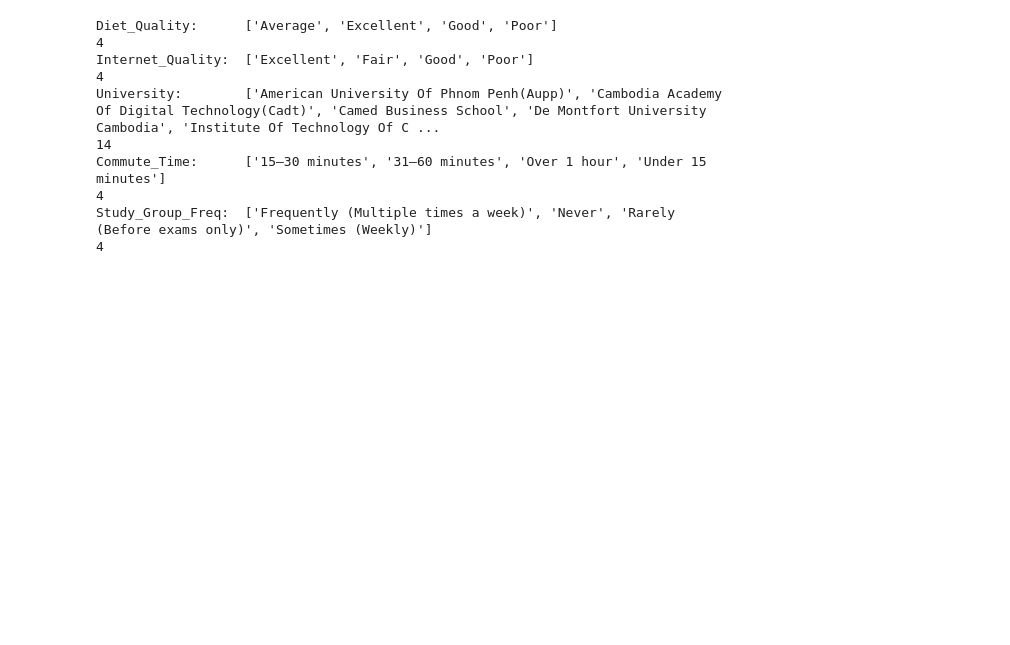
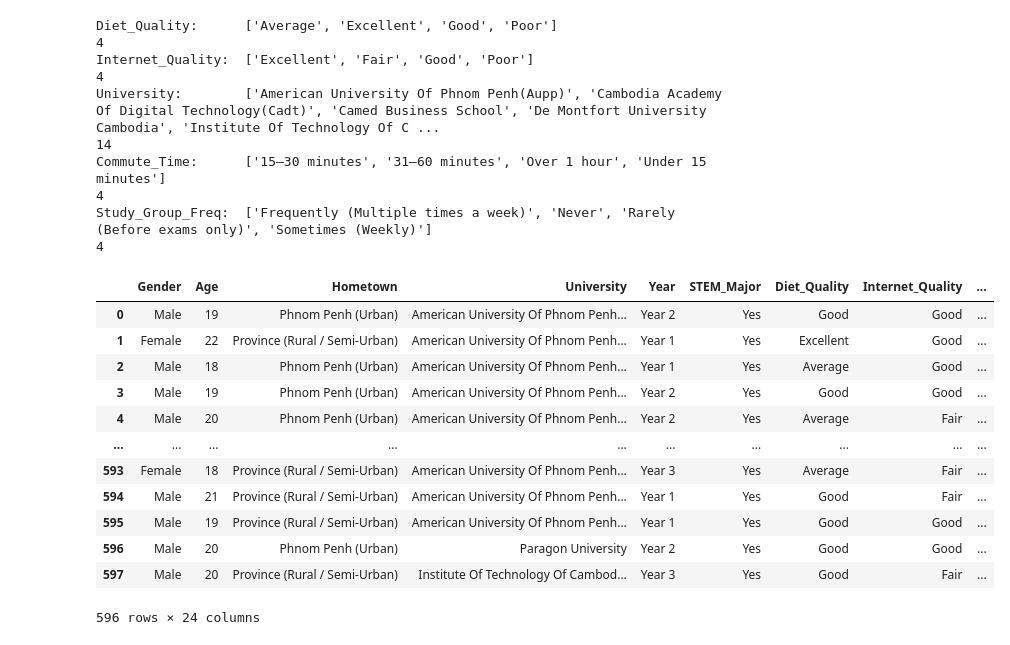
Before and after one commit to Superkai017/Academic-Predictor-machine-based-on-performance-, a Jupyter notebook: notebook/data_cleaning.ipynb, the cells around one changed output. Drawn from its saved outputs; the diff is of its cells as text; code cells hidden in the pictures; blank space fills up the shorter version.

```diff
--- a/notebook/data_cleaning.ipynb
+++ b/notebook/data_cleaning.ipynb
@@ -200,23 +201,3 @@ df.drop_duplicates(keep='first', inplace=True)
 df.shape
 # %% [output]
 (596, 24)
-# %%
-def gpa_to_tier(gpa):
-    if pd.isna(gpa):
-        return None
-    elif gpa < 2.5:
-        return "At-Risk"
-    elif gpa < 3.0:
-        return "Fair / Average"
-    elif gpa < 3.5:
-        return "Very Good / Good"
-    else:
-        return "Outstanding / Excellent"
-
-df["Performance_Tier"] = df["GPA"].apply(gpa_to_tier)  # ✅ this is all you need
-
-print("Tier distribution:")
-print(df["Performance_Tier"].value_counts())
-
-print("\nSample check:")
-print(df[["GPA", "Performance_Tier"]].sort_values("GPA").head(100).to_string())
@@ -402,4 +365,20 @@ Commute_Time:      ['15–30 minutes', '31–60 minutes', 'Over 1 hour', 'Under
 4
 Study_Group_Freq:  ['Frequently (Multiple times a week)', 'Never', 'Rarely (Before exams only)', 'Sometimes (Weekly)']
 4
+# %%
+df
+# %% [output]
+|  | Gender | Age | Hometown | University | Year | STEM_Major | Diet_Quality | Internet_Quality | ... |
+| 0 | Male | 19 | Phnom Penh (Urban) | American University Of Phnom Penh... | Year 2 | Yes | Good | Good | ... |
+| 1 | Female | 22 | Province (Rural / Semi-Urban) | American University Of Phnom Penh... | Year 1 | Yes | Excellent | Good | ... |
+| 2 | Male | 18 | Phnom Penh (Urban) | American University Of Phnom Penh... | Year 1 | Yes | Average | Good | ... |
+| 3 | Male | 19 | Phnom Penh (Urban) | American University Of Phnom Penh... | Year 2 | Yes | Good | Good | ... |
+| 4 | Male | 20 | Phnom Penh (Urban) | American University Of Phnom Penh... | Year 2 | Yes | Average | Fair | ... |
+| ... | ... | ... | ... | ... | ... | ... | ... | ... | ... |
+| 593 | Female | 18 | Province (Rural / Semi-Urban) | American University Of Phnom Penh... | Year 3 | Yes | Average | Fair | ... |
+| 594 | Male | 21 | Province (Rural / Semi-Urban) | American University Of Phnom Penh... | Year 1 | Yes | Good | Fair | ... |
+| 595 | Male | 19 | Province (Rural / Semi-Urban) | American University Of Phnom Penh... | Year 1 | Yes | Good | Good | ... |
+| 596 | Male | 20 | Phnom Penh (Urban) | Paragon University | Year 2 | Yes | Good | Good | ... |
+| 597 | Male | 20 | Province (Rural / Semi-Urban) | Institute Of Technology Of Cambod... | Year 3 | Yes | Good | Fair | ... |
+596 rows × 24 columns
 # %%
```
Also changed, not shown: parts of 7 cells of this notebook, 2 other files.
